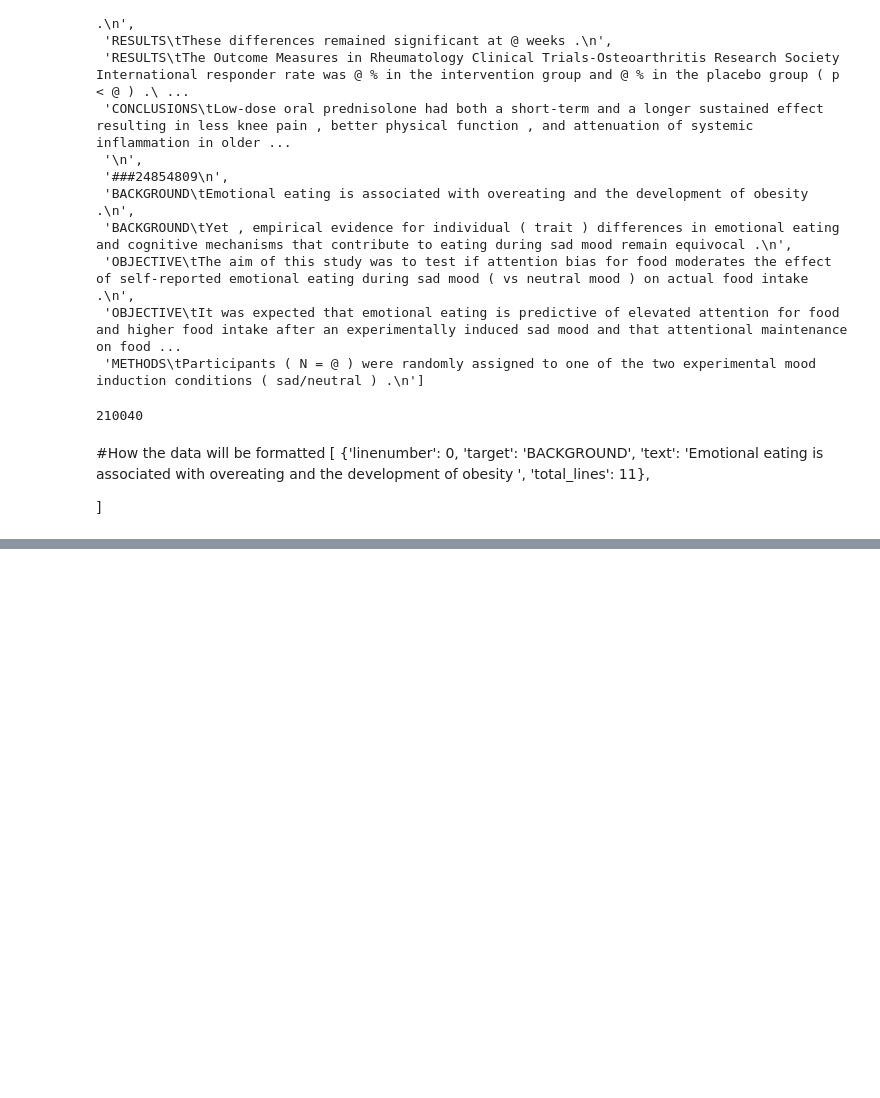
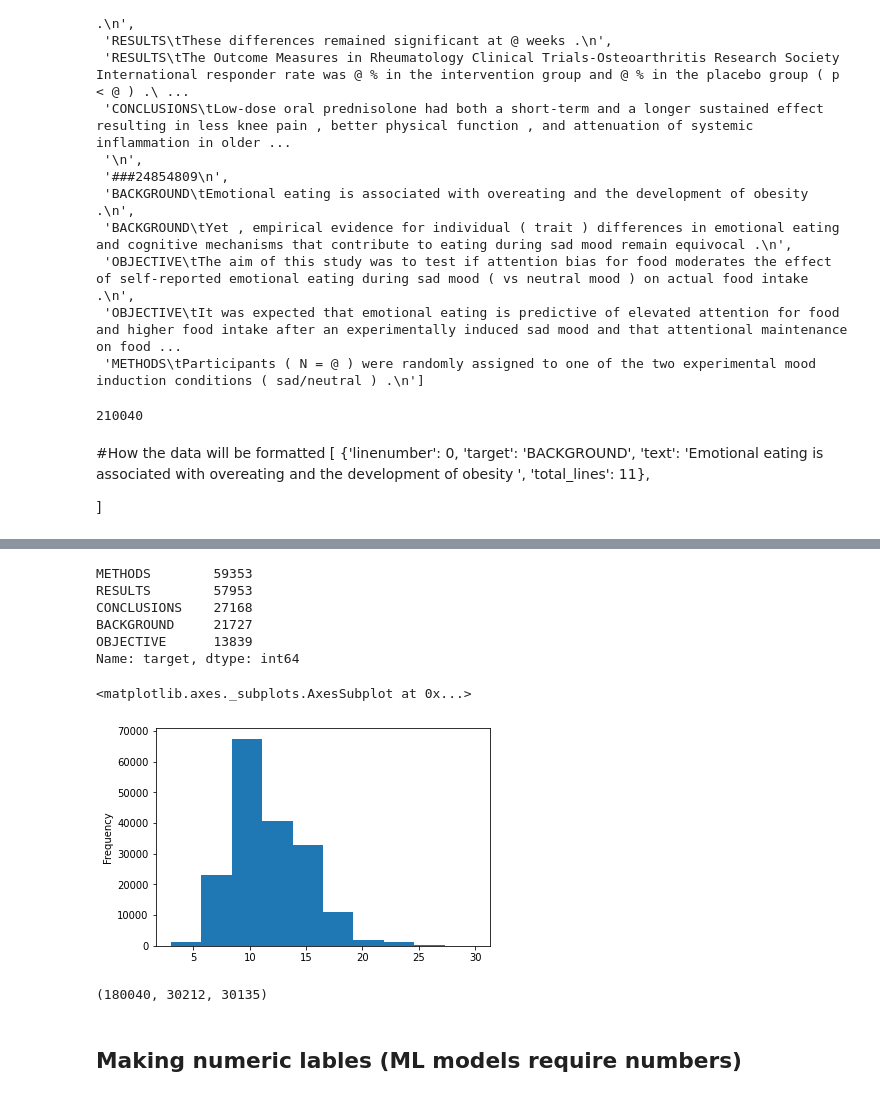
Before and after one commit to JacksonLeb/SkimLit, a Jupyter notebook: 09_skimlit.ipynb, the cells around one changed output, grey strips where cells are left out. Saved outputs shown, nothing was run; the diff lists cells and outputs as text; code cells hidden in the pictures; blank space fills up the shorter version.

Commit message:
Data Analysis and visualization

```diff
--- a/09_skimlit.ipynb
+++ b/09_skimlit.ipynb
@@ -95,0 +131,5 @@ len(train_lines)
+# %%
+%%time
+train_samples = preprocess_text_with_line_numbers(data_dir + "/train.txt")
+val_samples = preprocess_text_with_line_numbers(data_dir + "/dev.txt")
+test_samples = preprocess_text_with_line_numbers(data_dir + "/test.txt")
@@ -95,0 +163,5 @@ len(train_lines)
+# %%
+import pandas as pd
+train_df = pd.DataFrame(train_samples)
+val_df = pd.DataFrame(val_samples)
+test_df = pd.DataFrame(test_samples)
@@ -95,0 +216,25 @@ len(train_lines)
+# %%
+train_df.target.value_counts()
+# %% [output]
+METHODS        59353
+RESULTS        57953
+CONCLUSIONS    27168
+BACKGROUND     21727
+OBJECTIVE      13839
+Name: target, dtype: int64
+# %%
+#length of different lines
+train_df.total_lines.plot.hist()
+# %% [output]
+<matplotlib.axes._subplots.AxesSubplot at 0x...>
+[figure, added]
+# %%
+#Convert abstract text lines into lists
+train_sentences = train_df["text"].tolist()
+val_sentences = val_df["text"].tolist()
+test_sentences = test_df["text"].tolist()
+len(train_sentences), len(val_sentences), len(test_sentences)
+# %% [output]
+(180040, 30212, 30135)
+# %% [markdown]
+## Making numeric lables (ML models require numbers)
```
Also changed, not shown: parts of 33 cells of this notebook.
